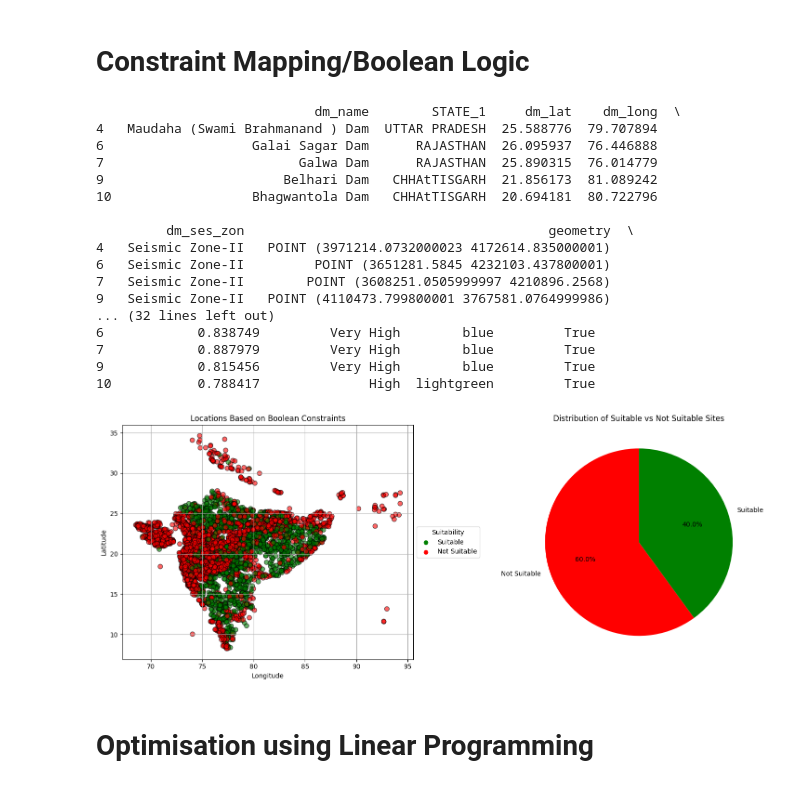
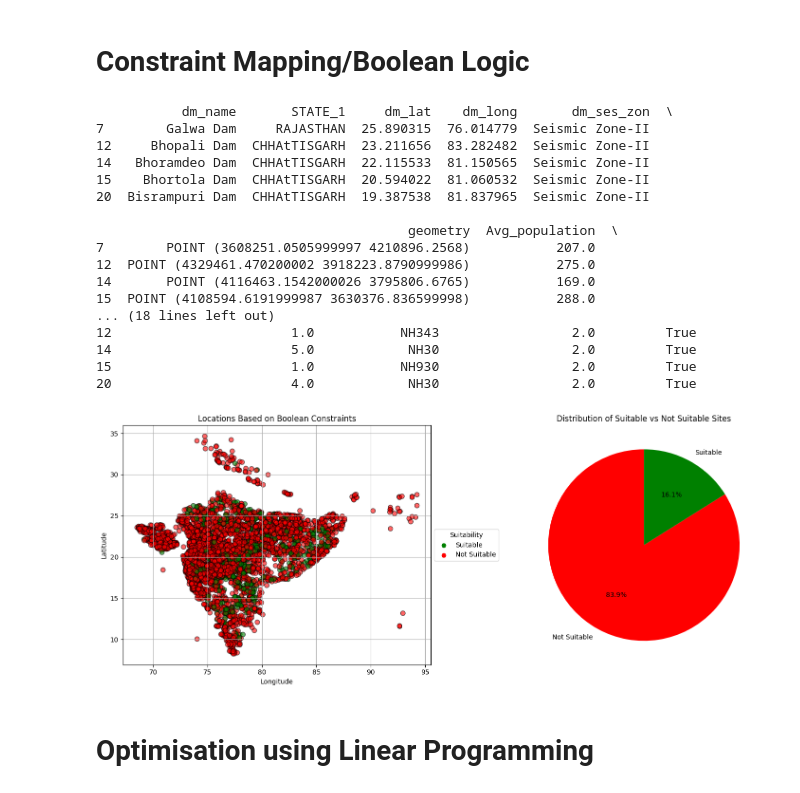
Before and after one commit to NirmanJaiswal36/green-wise-energy, a Jupyter notebook: Optimisation.ipynb, the cells around one changed output. Drawn from its saved outputs; the diff is of its cells as text; code cells hidden in the pictures.

```diff
--- a/Optimisation.ipynb
+++ b/Optimisation.ipynb
@@ -126,7 +126,7 @@ Results show majority of sites fall in High (42.2%) and Very High (47.3%) suitab
 constraints = (
     (df['Avg_population'] <= 500) &  # Lower population density preferred
     (df['dm_ses_zon'].isin(['Seismic Zone-I', 'Seismic Zone-II'])) &  # Lower seismic risk zones
-    (df['nearest_highway_distance'] <= 5000) &  # Within 5 km of highways
+    (df['nearest_highway_distance'] <= 5) &  # Within 5 km of highways
     (df['distance_to_nearest_airport_km'] >= 10)   # At least 10 km away from airports
 )
 
@@ -141,50 +141,50 @@ suitable_sites.to_csv('suitable_sites.csv', index=False)
 print(suitable_sites.head())
 # Create a figure with two subplots
 fig, (ax1, ax2) = plt.subplots(1, 2, figsize=(15, 6))
 
 # Define colors for boolean results
 boolean_colors = {True: 'green', False: 'red'}
 df['bool_color'] = df['is_suitable'].map(boolean_colors)
 
 # Scatter plot
 scatter = ax1.scatter(df['dm_long'], df['dm_lat'], c=df['bool_color'], alpha=0.6, edgecolors='k', s=50)
 ax1.set_title('Locations Based on Boolean Constraints')
 ax1.set_xlabel('Longitude')
 ax1.set_ylabel('Latitude')
 ax1.grid(True)
 
 # Create legend elements for scatter plot
 legend_elements = [plt.scatter([], [], c=color, label=label)
                   for label, color in zip(['Suitable', 'Not Suitable'], ['green', 'red'])]
 ax1.legend(handles=legend_elements, title='Suitability', loc='center left', bbox_to_anchor=(1, 0.5))
 
 # Pie chart
 bool_counts = df['is_suitable'].value_counts()
 ax2.pie(bool_counts, labels=['Not Suitable', 'Suitable'], colors=['red', 'green'],
         autopct='%1.1f%%', startangle=90)
 ax2.set_title('Distribution of Suitable vs Not Suitable Sites')
 
 plt.tight_layout()
 plt.show()
 # %% [output]
-                            dm_name        STATE_1     dm_lat    dm_long  \
-4   Maudaha (Swami Brahmanand ) Dam  UTTAR PRADESH  25.588776  79.707894
-6                   Galai Sagar Dam      RAJASTHAN  26.095937  76.446888
-7                         Galwa Dam      RAJASTHAN  25.890315  76.014779
-9                       Belhari Dam   CHHAtTISGARH  21.856173  81.089242
-10                  Bhagwantola Dam   CHHAtTISGARH  20.694181  80.722796
+           dm_name       STATE_1     dm_lat    dm_long       dm_ses_zon  \
+7        Galwa Dam     RAJASTHAN  25.890315  76.014779  Seismic Zone-II
+12     Bhopali Dam  CHHAtTISGARH  23.211656  83.282482  Seismic Zone-II
+14   Bhoramdeo Dam  CHHAtTISGARH  22.115533  81.150565  Seismic Zone-II
+15    Bhortola Dam  CHHAtTISGARH  20.594022  81.060532  Seismic Zone-II
+20  Bisrampuri Dam  CHHAtTISGARH  19.387538  81.837965  Seismic Zone-II
 
-         dm_ses_zon                                       geometry  \
-4   Seismic Zone-II   POINT (3971214.0732000023 4172614.835000001)
-6   Seismic Zone-II         POINT (3651281.5845 4232103.437800001)
-7   Seismic Zone-II        POINT (3608251.0505999997 4210896.2568)
-9   Seismic Zone-II   POINT (4110473.799800001 3767581.0764999986)
-... (32 lines left out)
-6            0.838749         Very High        blue         True
-7            0.887979         Very High        blue         True
-9            0.815456         Very High        blue         True
-10           0.788417              High  lightgreen         True
+                                        geometry  Avg_population  \
+7        POINT (3608251.0505999997 4210896.2568)           207.0
+12  POINT (4329461.470200002 3918223.8790999986)           275.0
+14       POINT (4116463.1542000026 3795806.6765)           169.0
+15  POINT (4108594.6191999987 3630376.836599998)           288.0
+... (18 lines left out)
+12                       1.0           NH343                 2.0         True
+14                       5.0            NH30                 2.0         True
+15                       1.0           NH930                 2.0         True
+20                       4.0            NH30                 2.0         True
-[figure, old version]
+[figure, new version]
 # %% [markdown]
 # Optimisation using Linear Programming
 # %%
```
Also changed, not shown: parts of 2 cells of this notebook.
